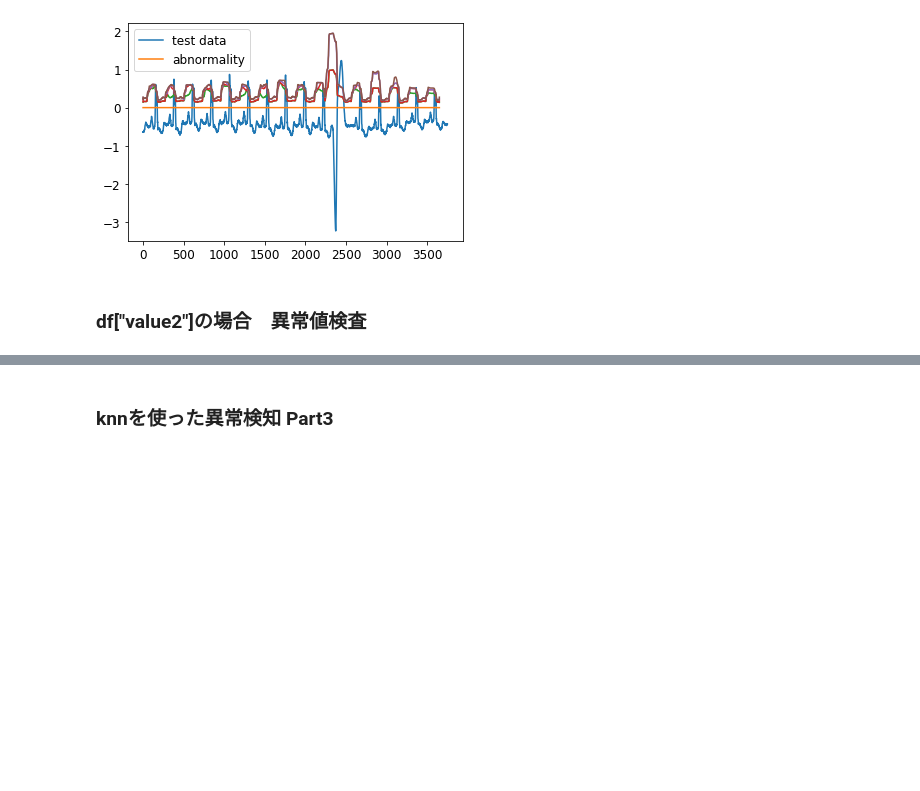
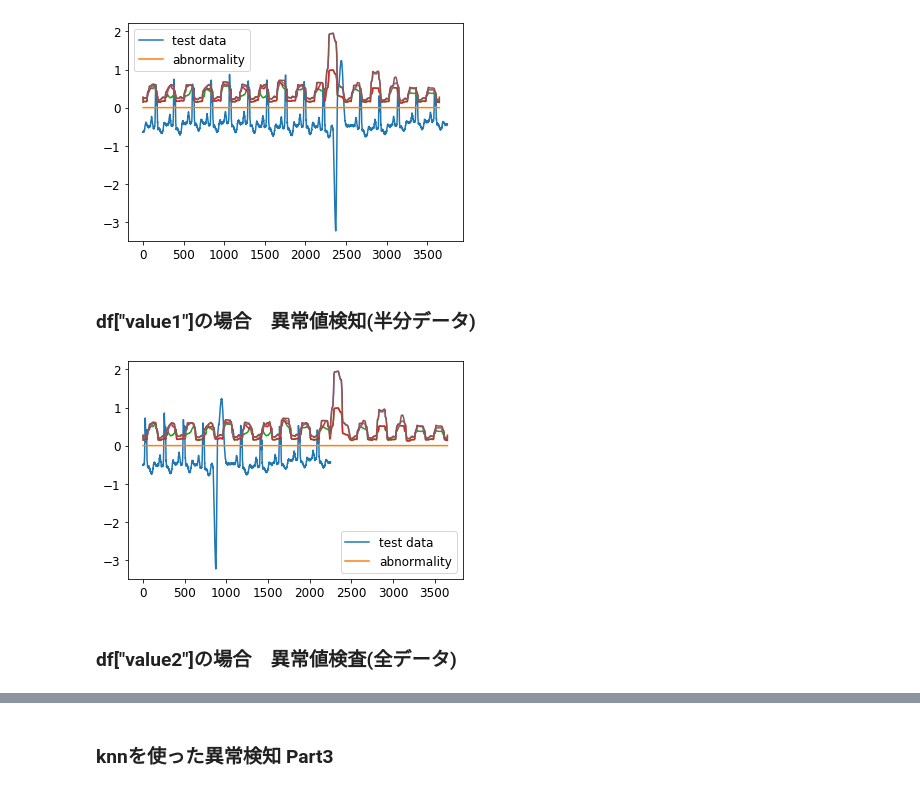
Before and after one commit to takaya-0808/MachineLearning, a Jupyter notebook: work/時系列データ分析/異常値検知/DetectOutlier.ipynb, the cells around one changed output, grey strips where cells are left out. Cells and saved outputs as stored; diff of their text form; code cells hidden in the pictures; blank space fills up the shorter version.

```diff
--- a/work/時系列データ分析/異常値検知/DetectOutlier.ipynb
+++ b/work/時系列データ分析/異常値検知/DetectOutlier.ipynb
@@ -267,5 +267,12 @@ w,k = 100,5
 OutDet2(list_1,w,k)
 # %% [output]
 [figure]
+# %% [markdown]
+### df["value1"]の場合　異常値検知(半分データ)
+# %%
+w,k = 100,5
+OutDet2(list_1,w,k)
+# %% [output]
+[figure, added]
 # %% [markdown]
-### df["value2"]の場合　異常値検査
+### df["value2"]の場合　異常値検査(全データ)
```
Also changed, not shown: parts of 6 cells of this notebook.
